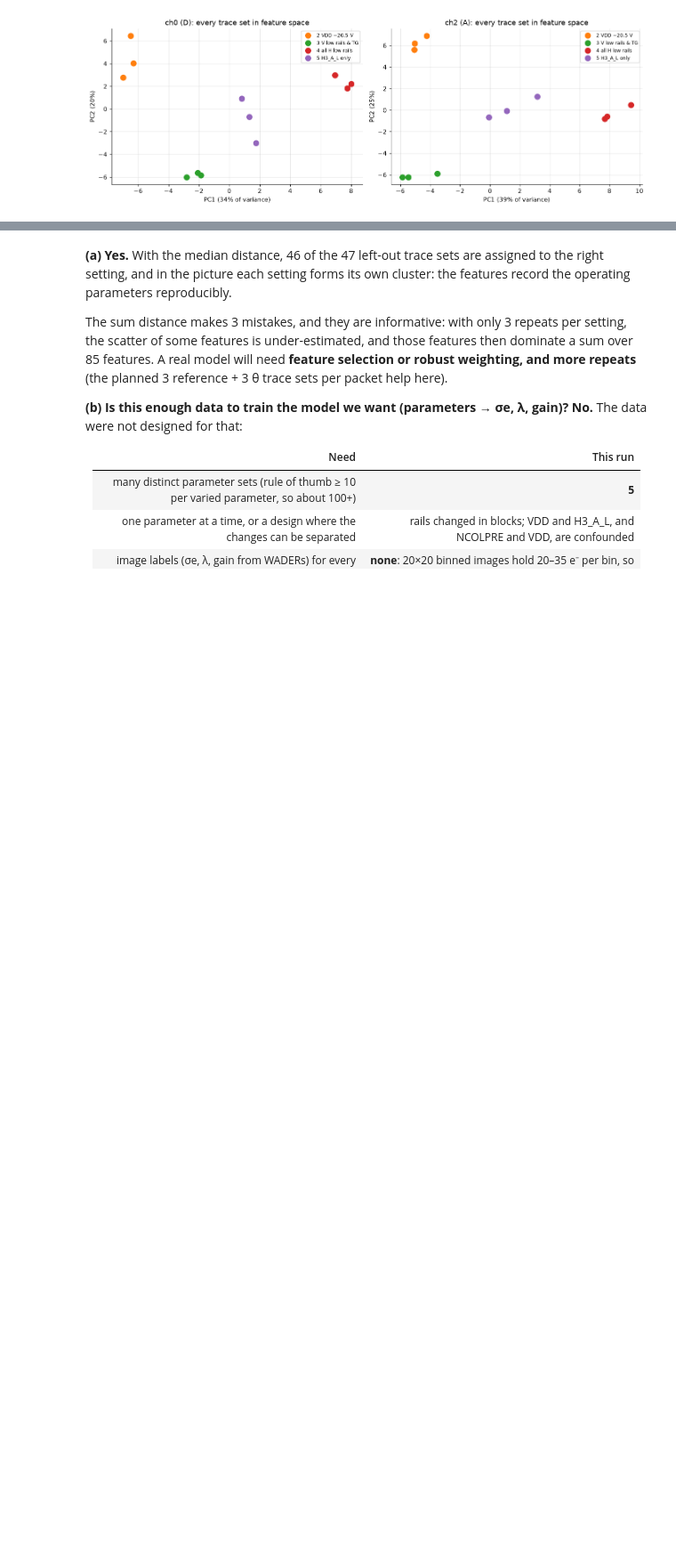
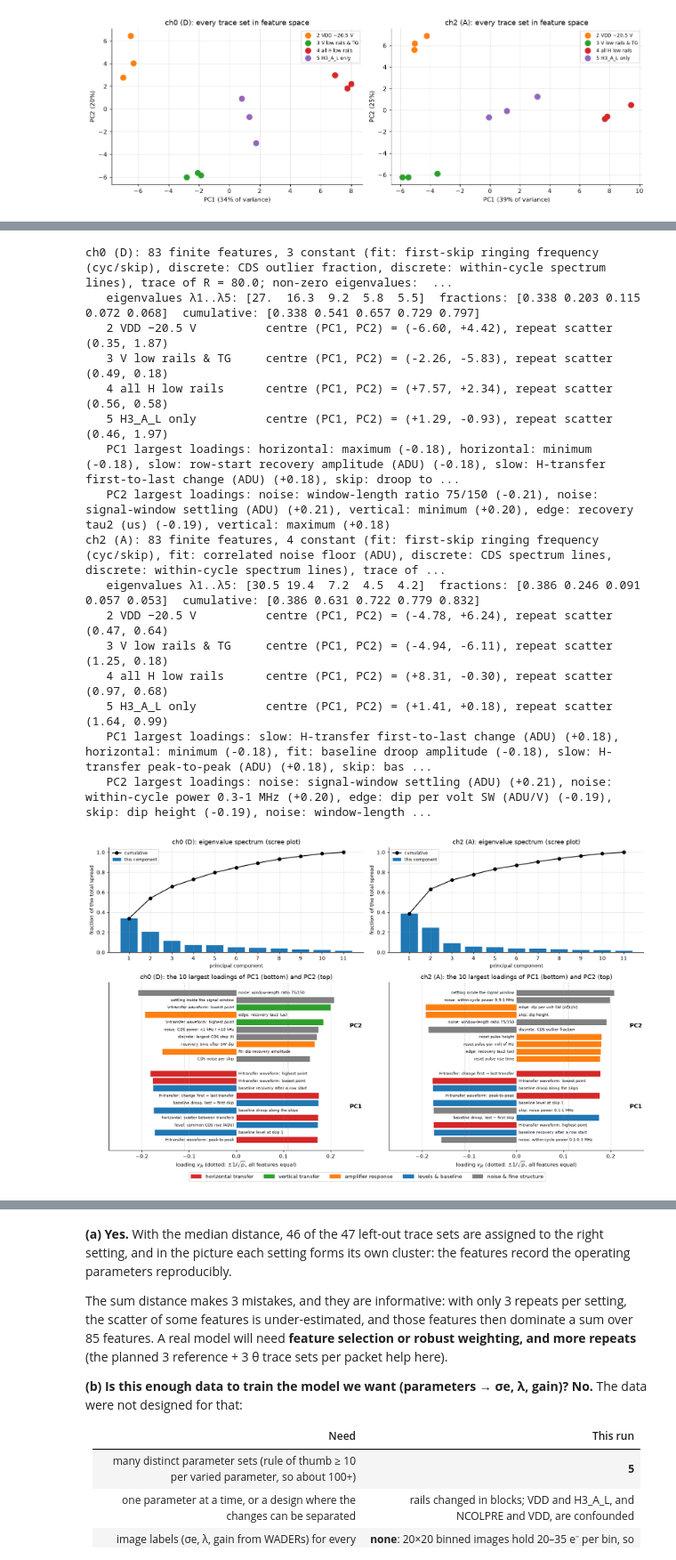
Before and after one commit to Dylan-Rosenmerkel/ccd_opt_ml, a Jupyter notebook: notebooks/packet_tests_2026-10-12.ipynb, the cells around one changed output, grey strips where cells are left out. Shown at 89% size. Drawn from its saved outputs; the diff is of its cells as text; code cells hidden in the pictures; blank space fills up the shorter version.

```diff
--- a/notebooks/packet_tests_2026-10-12.ipynb
+++ b/notebooks/packet_tests_2026-10-12.ipynb
@@ -451,0 +483,71 @@ plt.tight_layout(); save(fig, "feature_space"); plt.show()
+# %%
+
+def pca(ch):
+    sel = [t for t in traces if t["ch"] == ch and t["group"] >= 2]
+    X = np.array([[t["features"][n] for n in names] for t in sel])
+    keep = np.all(np.isfinite(X), axis=0)
+    X, used = X[:, keep], [n for n, k in zip(names, keep) if k]
+    sigma = X.std(0)
+    constant = sigma <= 1e-12 * (np.abs(X.mean(0)) + 1)          # identical in all trace sets (up to rounding)
+    Z = np.where(constant, 0.0, (X - X.mean(0)) / np.where(constant, 1, sigma))   # constant features stay 0
+    U, s, Vt = np.linalg.svd(Z, full_matrices=False)
+    lam = s ** 2 / len(sel)
+    return dict(sel=sel, used=used, sigma=sigma, constant=constant, Z=Z, lam=lam, frac=lam / lam.sum(), V=Vt, T=Z @ Vt[:2].T)
+
+fig, axes = plt.subplots(2, 2, figsize=(15, 9), gridspec_kw={"height_ratios": [1, 1.6]})
+for col, ch in enumerate((0, 2)):
+    r = pca(ch)
+    print(f"{CHANNEL[ch]}: {len(r['used'])} finite features, {int(np.sum(r['constant']))} constant "
+          f"({', '.join(n for n, k in zip(r['used'], r['constant']) if k)}), "
+          f"trace of R = {r['lam'].sum():.1f}; non-zero eigenvalues: {int(np.sum(r['lam'] > 1e-9 * r['lam'][0]))}")
+    print("   eigenvalues λ1..λ5:", np.round(r["lam"][:5], 1), " fractions:", np.round(r["frac"][:5], 3),
+          " cumulative:", np.round(np.cumsum(r["frac"])[:5], 3))
+    y = np.array([t["group"] for t in r["sel"]])
+    for g in sorted(set(y)):
+        centre, spread = r["T"][y == g].mean(0), r["T"][y == g].std(0, ddof=1)
+        print(f"   {LABEL[g]:22s} centre (PC1, PC2) = ({centre[0]:+5.2f}, {centre[1]:+5.2f}), "
+              f"repeat scatter ({spread[0]:.2f}, {spread[1]:.2f})")
+    for j in (0, 1):
+        top = np.argsort(-np.abs(r["V"][j]))[:5]
+        print(f"   PC{j + 1} largest loadings:", ", ".join(f"{r['used'][k]} ({r['V'][j][k]:+.2f})" for k in top))
+    ax = axes[0, col]
+    k = np.arange(1, 12)
+    ax.bar(k, r["frac"][:11], color="tab:blue", label="this component")
+    ax.plot(k, np.cumsum(r["frac"][:11]), "o-", color="k", label="cumulative")
+    ax.set(xticks=k, xlabel="principal component", ylabel="fraction of the total spread",
+           title=f"{CHANNEL[ch]}: eigenvalue spectrum (scree plot)", ylim=(0, 1.05))
+    ax.legend(fontsize=8)
+    ax = axes[1, col]
+    for j, shift, colour in ((0, -0.2, "tab:purple"), (1, 0.2, "tab:cyan")):
+        top = np.argsort(-np.abs(r["V"][j]))[:10][::-1]
+        ax.barh(np.arange(10) + (0 if j == 0 else 11), r["V"][j][top],
+                color=[RCOLOR[region(r["used"][q])] for q in top])
+        for yy, q in zip(np.arange(10) + (0 if j == 0 else 11), top):
+            ax.text(0.005 if r["V"][j][q] < 0 else -0.005, yy, PLAIN.get(r["used"][q], r["used"][q]), fontsize=7,
+                    va="center", ha="left" if r["V"][j][q] < 0 else "right")
+        ax.text(0.24, (4.5 if j == 0 else 15.5), f"PC{j + 1}", fontsize=11, fontweight="bold", va="center")
+    ax.axvline(1 / np.sqrt(len(r["used"])), color="0.5", ls=":", lw=0.8)
+    ax.axvline(-1 / np.sqrt(len(r["used"])), color="0.5", ls=":", lw=0.8)
+    ax.set(yticks=[], xlim=(-0.27, 0.27), xlabel="loading $v_{jk}$ (dotted: $\\pm 1/\\sqrt{p}$, all features equal)",
+           title=f"{CHANNEL[ch]}: the 10 largest loadings of PC1 (bottom) and PC2 (top)")
+handles = [plt.Rectangle((0, 0), 1, 1, color=RCOLOR[q]) for q in REGIONS]
+fig.legend(handles, REGIONS, loc="lower center", ncol=5, bbox_to_anchor=(0.5, -0.03))
+plt.tight_layout(); save(fig, "pca_details"); plt.show()
+# %% [output]
+ch0 (D): 83 finite features, 3 constant (fit: first-skip ringing frequency (cyc/skip), discrete: CDS outlier fraction, discrete: within-cycle spectrum lines), trace of R = 80.0; non-zero eigenvalues:  ...
+   eigenvalues λ1..λ5: [27.  16.3  9.2  5.8  5.5]  fractions: [0.338 0.203 0.115 0.072 0.068]  cumulative: [0.338 0.541 0.657 0.729 0.797]
+   2 VDD −20.5 V          centre (PC1, PC2) = (-6.60, +4.42), repeat scatter (0.35, 1.87)
+   3 V low rails & TG     centre (PC1, PC2) = (-2.26, -5.83), repeat scatter (0.49, 0.18)
+   4 all H low rails      centre (PC1, PC2) = (+7.57, +2.34), repeat scatter (0.56, 0.58)
+   5 H3_A_L only          centre (PC1, PC2) = (+1.29, -0.93), repeat scatter (0.46, 1.97)
+   PC1 largest loadings: horizontal: maximum (-0.18), horizontal: minimum (-0.18), slow: row-start recovery amplitude (ADU) (-0.18), slow: H-transfer first-to-last change (ADU) (+0.18), skip: droop to ...
+   PC2 largest loadings: noise: window-length ratio 75/150 (-0.21), noise: signal-window settling (ADU) (+0.21), vertical: minimum (+0.20), edge: recovery tau2 (us) (-0.19), vertical: maximum (+0.18)
+ch2 (A): 83 finite features, 4 constant (fit: first-skip ringing frequency (cyc/skip), fit: correlated noise floor (ADU), discrete: CDS spectrum lines, discrete: within-cycle spectrum lines), trace of ...
+   eigenvalues λ1..λ5: [30.5 19.4  7.2  4.5  4.2]  fractions: [0.386 0.246 0.091 0.057 0.053]  cumulative: [0.386 0.631 0.722 0.779 0.832]
+   2 VDD −20.5 V          centre (PC1, PC2) = (-4.78, +6.24), repeat scatter (0.47, 0.64)
+   3 V low rails & TG     centre (PC1, PC2) = (-4.94, -6.11), repeat scatter (1.25, 0.18)
+   4 all H low rails      centre (PC1, PC2) = (+8.31, -0.30), repeat scatter (0.97, 0.68)
+   5 H3_A_L only          centre (PC1, PC2) = (+1.41, +0.18), repeat scatter (1.64, 0.99)
+   PC1 largest loadings: slow: H-transfer first-to-last change (ADU) (+0.18), horizontal: minimum (-0.18), fit: baseline droop amplitude (-0.18), slow: H-transfer peak-to-peak (ADU) (+0.18), skip: bas ...
+   PC2 largest loadings: noise: signal-window settling (ADU) (+0.21), noise: within-cycle power 0.3-1 MHz (+0.20), edge: dip per volt SW (ADU/V) (-0.19), skip: dip height (-0.19), noise: window-length ...
+[figure, added]
```
Also changed, not shown: parts of 2 cells of this notebook, 6 other files.
